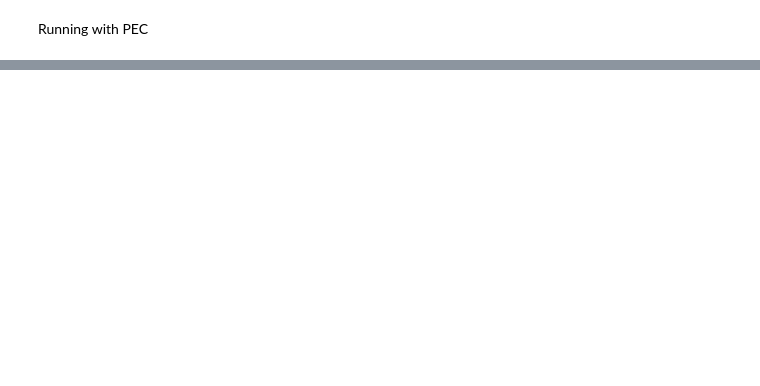
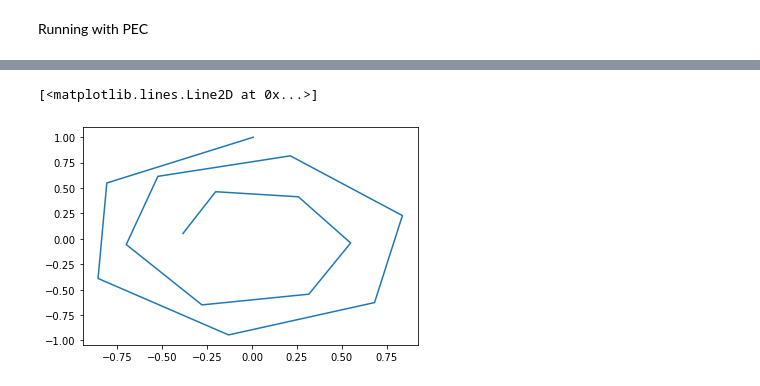
Before and after one commit to benmcdonough20/NEPEC_on_Hardware, a Jupyter notebook: TestCircuit/trotter_circuit.ipynb, the cells around one changed output, grey strips where cells are left out. Saved outputs shown, nothing was run; the diff lists cells and outputs as text; code cells hidden in the pictures; blank space fills up the shorter version.

Commit message:
continued work on trotter simulation

```diff
--- a/TestCircuit/trotter_circuit.ipynb
+++ b/TestCircuit/trotter_circuit.ipynb
@@ -196,5 +235,3 @@ circ.draw()
 # %%
+l = [(Pauli("XXII"), -1), (Pauli("IIXX"), -1)]
 tl = TrotterCircuit(circs, [l]*4)
-# %%
-l = [(Pauli("XXII"), .1), (Pauli("IIXX"), .2)]
-circ = tl.trotterstep_with_PEC()
@@ -220,0 +238,3 @@ circ.draw()
+# %%
+circ,pauli,sign = tl.layer_with_PEC(circs[0], l)
+circ.draw()
@@ -220,0 +254,36 @@ circ.draw()
+# %%
+results2 = []
+backend = Aer.get_backend('qasm_simulator')
+
+for i in range(15):
+    qc,_,rostring = tl.trotter_with_PEC(i,Pauli("ZZ"))
+
+    measx = QuantumCircuit(n*2)
+    measx.h(range(n*2))
+    measy = QuantumCircuit(n*2)
+    measy.sdg(range(n*2))
+    measy.h(range(n*2))
+    measz = QuantumCircuit(n*2)
+
+    res = []
+
+    for basis in [measx, measy, measz]:
+        circ = qc.copy()
+        circ = circ.compose(basis)
+        circ.measure_all()
+        result = backend.run(circ)
+        count = result.result().get_counts()
+        count = {tuple(int(k) for k in key):count[key] for key in count.keys()}
+        tot = 0
+        for key in count.keys():
+            num = sum([(-1)**bit for bit in np.bitwise_xor(key, rostring)])
+            tot += num*count[key]
+        res.append(tot/(1024*n*2))
+
+    results2.append(tuple(res))
+# %%
+x,y,z = zip(*results2)
+plt.plot(y,z)
+# %% [output]
+[<matplotlib.lines.Line2D at 0x...>]
+[figure, added]
```
Also changed, not shown: parts of 13 cells of this notebook, 1 other file.
